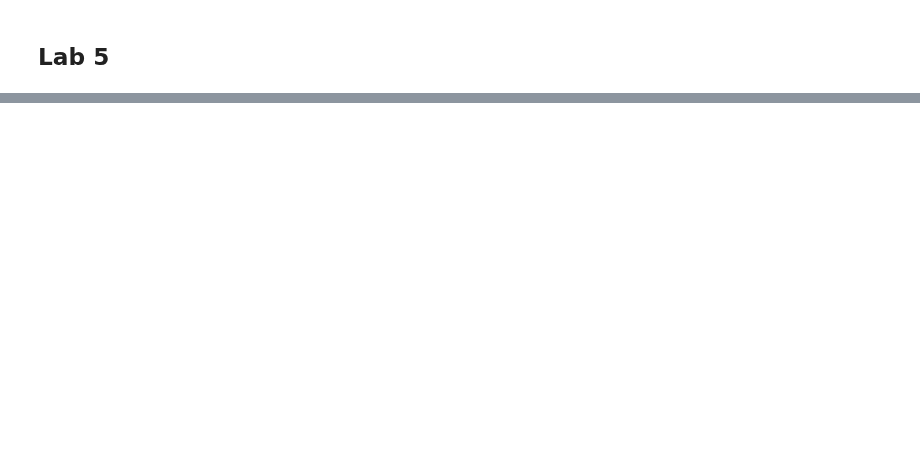
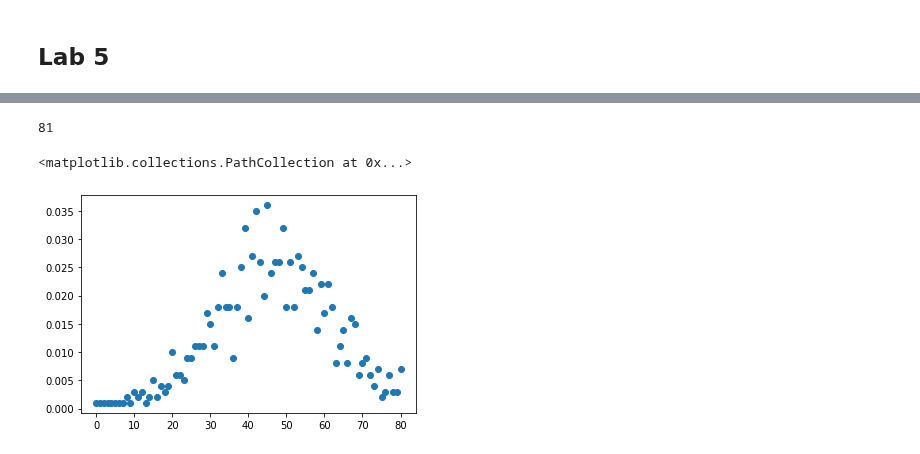
Before and after one commit to lascha212/F21DL, a Jupyter notebook: labs.ipynb, the cells around one changed output, grey strips where cells are left out. Cells and saved outputs as stored; diff of their text form; code cells hidden in the pictures; blank space fills up the shorter version.

```diff
--- a/labs.ipynb
+++ b/labs.ipynb
@@ -380,0 +439,18 @@ getMetrics(y_test, multi_nom_y_pred)
+# %%
+bayesian_model = BayesianModel([("gender", "lunch"), ("lunch", "parental level of education"), ("parental level of education", "math score")])
+# %%
+bayesian_model.fit(data)
+# %%
+from pgmpy.inference import VariableElimination
+infer = VariableElimination(bayesian_model)
+q = infer.query(variables=["math score"],evidence={"gender": "male"})
+# %%
+values = q.values
+len(values)
+# %% [output]
+81
+# %%
+plt.scatter(range(0, 81), values)
+# %% [output]
+<matplotlib.collections.PathCollection at 0x...>
+[figure, added]
```
Also changed, not shown: parts of 11 cells of this notebook.
